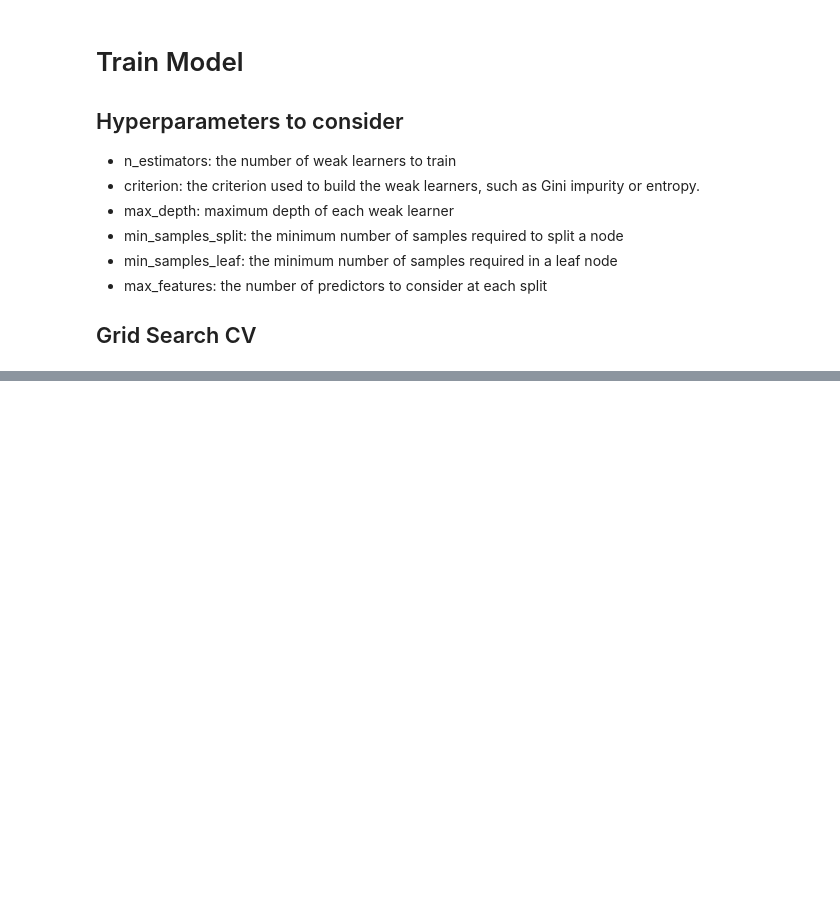
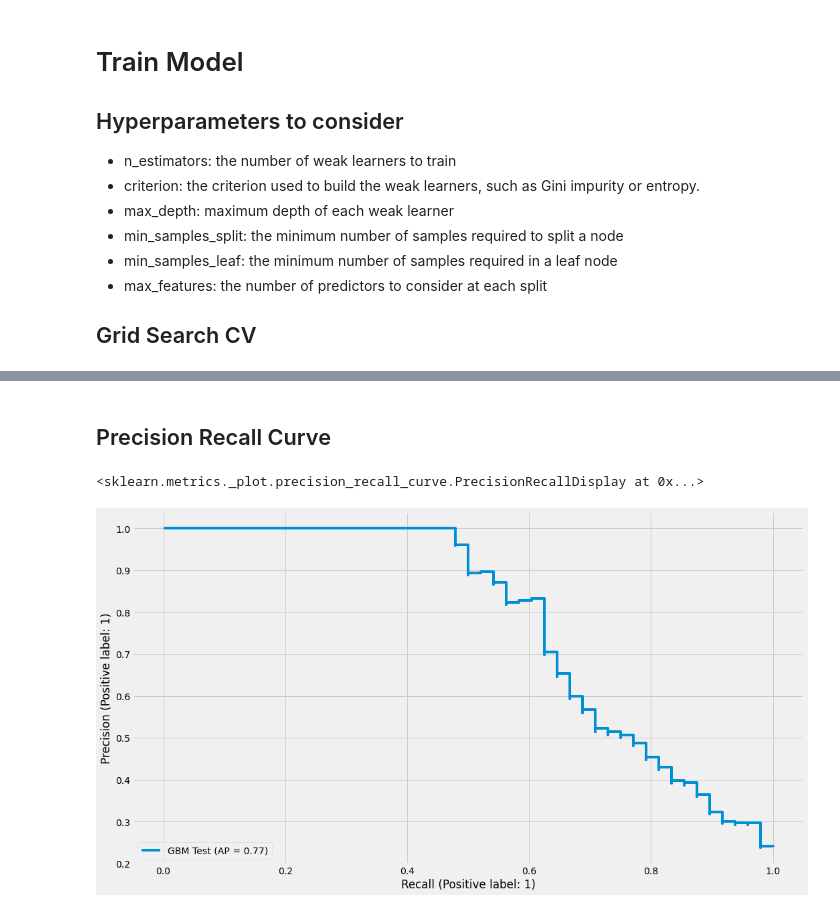
Before and after one commit to LukeMoraglia/ML_algorithms, a Jupyter notebook: GradientBoosting.ipynb, the cells around one changed output, grey strips where cells are left out. Saved outputs shown, nothing was run; the diff lists cells and outputs as text; code cells hidden in the pictures; blank space fills up the shorter version.

```diff
--- a/GradientBoosting.ipynb
+++ b/GradientBoosting.ipynb
@@ -189,0 +194,9 @@ GradientBoostingClassifier(min_samples_leaf=150, min_samples_split=5,
+# %%
+y_pred_train = model.predict_proba(X_train)[:,1]
+y_pred_test = model.predict_proba(X_test)[:,1]
+
+auc_train = metrics.roc_auc_score(y_train, y_pred_train)
+auc_test = metrics.roc_auc_score(y_test, y_pred_test)
+
+print(f"Train AUC Score = {round(auc_train, 3)}")
+print(f"Test AUC Score = {round(auc_test, 3)}")
@@ -189,0 +213,7 @@ GradientBoostingClassifier(min_samples_leaf=150, min_samples_split=5,
+# %% [markdown]
+## Precision Recall Curve
+# %%
+PrecisionRecallDisplay.from_predictions(y_test, y_pred_test, name = "GBM Test")
+# %% [output]
+<sklearn.metrics._plot.precision_recall_curve.PrecisionRecallDisplay at 0x...>
+[figure, added]
```
Also changed, not shown: parts of 15 cells of this notebook.
